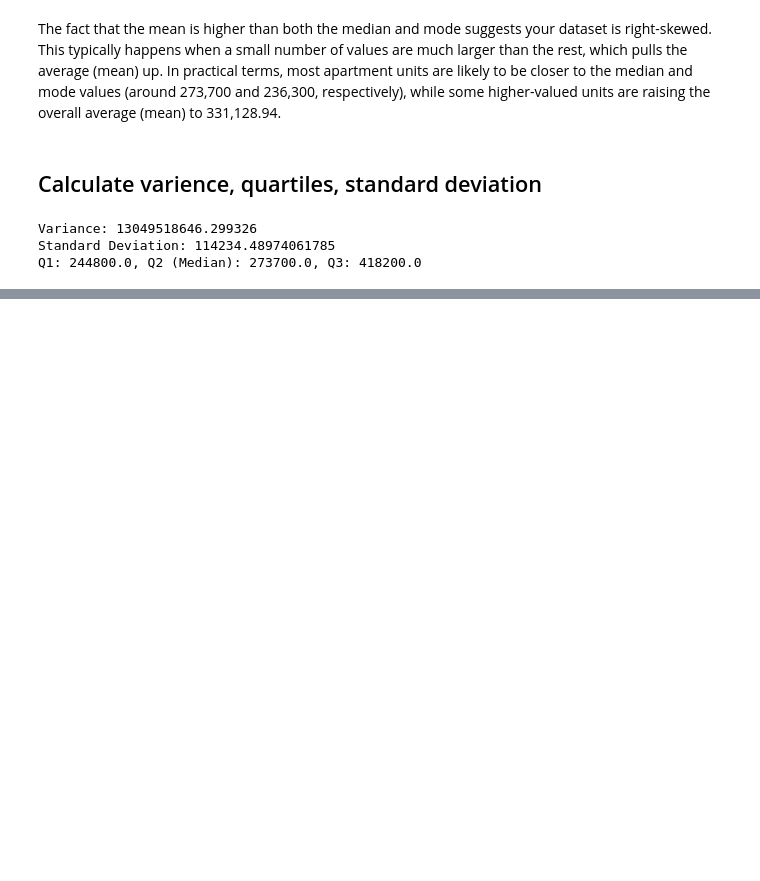
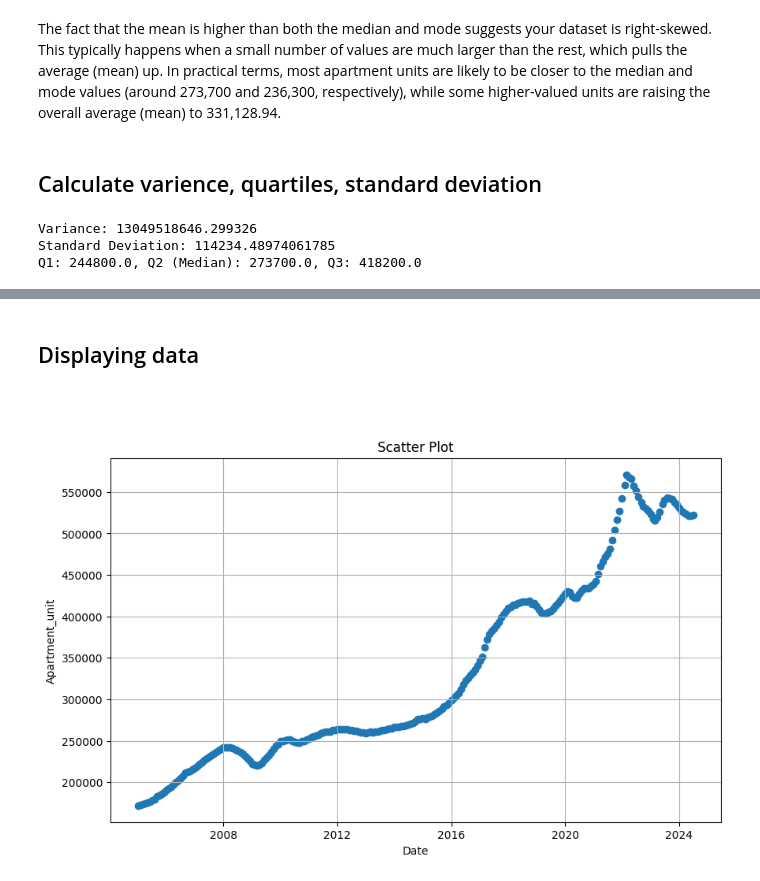
Before and after one commit to Jianting-Selina/PROG8430-1, a Jupyter notebook: week2presentation.ipynb, the cells around one changed output, grey strips where cells are left out. Cells and saved outputs as stored; diff of their text form; code cells hidden in the pictures; blank space fills up the shorter version.

Commit message:
chart information

```diff
--- a/week2presentation.ipynb
+++ b/week2presentation.ipynb
@@ -150,3 +154,24 @@ The standard deviation is 114,234.49, meaning that, on average, apartment unit p
 Q1 (First Quartile): $244,800. This indicates that 25% of the apartment prices are below $244,800.
 Q2 (Median): $273,700. The median price tells us that half of the apartment prices are below $273,700, and half are above, making it a central point in the distribution.
 Q3 (Third Quartile): $418,200. This means that 75% of the apartment prices are below $418,200, with the top 25% priced higher.
+# %% [markdown]
+## Displaying data
+# %% [markdown]
+###
+# %%
+import pandas as pd
+import matplotlib.pyplot as plt
+
+# Load the data
+df = pd.read_excel('News_release_chart_data_August_2024.xlsx')
+
+# Scatter plot of two columns
+plt.figure(figsize=(10, 6))
+plt.scatter(df['Date'], df['Apartment_unit'])  # replace 'Column1' and 'Column2' with your actual column names
+plt.title('Scatter Plot')
+plt.xlabel('Date')
+plt.ylabel('Apartment_unit')
+plt.grid(True)
+plt.show()
+# %% [output]
+[figure, added]
```
Also changed, not shown: parts of 2 cells of this notebook.
